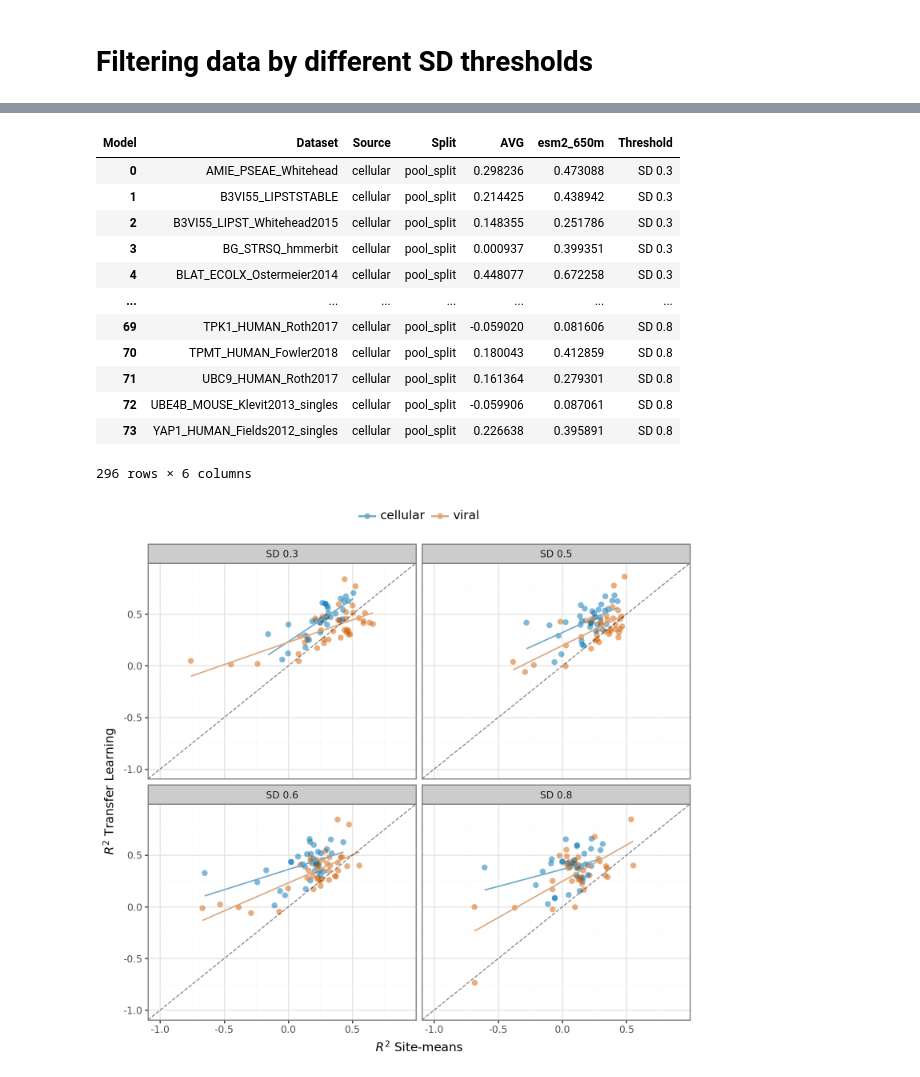
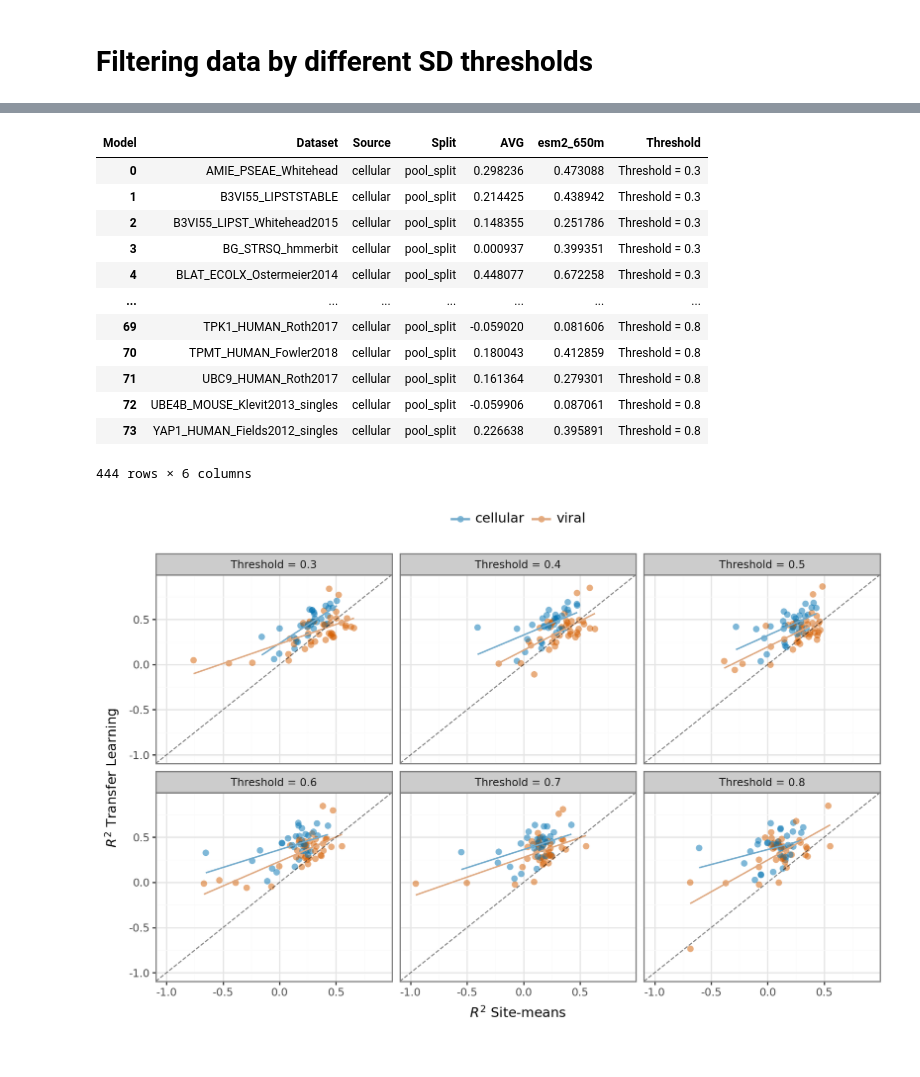
Before and after one commit to ziul-bio/DMS-SiteEffect-PLM, a Jupyter notebook: notebooks/FHVS.ipynb, the cells around one changed output, grey strips where cells are left out. Saved outputs shown, nothing was run; the diff lists cells and outputs as text; code cells hidden in the pictures.

Commit message:
adding threshold facet labels and 0.4 cutoff

```diff
--- a/notebooks/FHVS.ipynb
+++ b/notebooks/FHVS.ipynb
@@ -73,2 +74,11 @@ plot
 # %% [markdown]
 # Filtering data by different SD thresholds
+# %%
+def split_mut_sit(mutation):
+    parts = re.match(r'([A-Za-z])(\d+)(\S)', mutation)
+    if parts:
+        return list(parts.groups())
+    else:
+        return [None, None, None]
+
+split_mut_sit('H2T')
@@ -74,0 +89,24 @@ plot
+# %%
+cutoffs = [0.3, 0.4, 0.5, 0.6, 0.7, 0.8]
+
+for cutoff in cutoffs:
+    outdir = f'threshold_{cutoff}'
+    for source in ['cellular', 'viral']:
+        dir_path = f'../data/{source}/metadata/'
+        for file in os.listdir(dir_path):
+            print(f'Processing file {file}')
+            data = pd.read_csv(f'{dir_path}/{file}')
+            global_std = data['target'].std()
+
+            print(f'Data shape before filtering sites with low SD: {data.shape}')
+            data[['wt', 'site', 'mut']] = data['mutant'].apply(lambda x: pd.Series(split_mut_sit(x)))
+            grouped_data = data.groupby(['site'], as_index=False, observed=True)['target'].std()
+
+            grouped_data['ratio_std'] = grouped_data['target'] / global_std
+            sites = list(grouped_data.query(f'ratio_std > {cutoff}')['site'].values)
+            data = data.query('site in @sites')
+
+            print(f'Data shape after filtering sites with low SD: {data.shape}\n')
+            output = f'../data/{source}/metadata_FHVS/{outdir}/{file}'
+            os.makedirs(os.path.dirname(output), exist_ok=True)
+            data.to_csv(output)
@@ -116,12 +172,12 @@ def load_results(lassoCV_res_dir, AVG_res_dir):
     return res_pivot
 # %%
 res_full = pd.DataFrame()
-SDs = ['SD03', 'SD05', 'SD06', 'SD08']
-rn_dict = {'SD03':"SD 0.3", 'SD05':"SD 0.5", 'SD06':"SD 0.6", 'SD08':"SD 0.8"}
+SDs = ['SD03', 'SD04', 'SD05', 'SD06', 'SD07', 'SD08']
+rn_dict = {'SD03':"Threshold = 0.3", 'SD04':"Threshold = 0.4", 'SD05':"Threshold = 0.5", 'SD06':"Threshold = 0.6", 'SD07':"Threshold = 0.7", 'SD08':"Threshold = 0.8"}
 for sd in SDs:
     res = load_results(
-        f'../experiments/FHVS/thresholds/lassoCV_{sd}_filtered',
-        f'../experiments/FHVS/thresholds/AVG_{sd}_filtered/'
+        f'../experiments/FHVS/thresholds/lassoCV_{sd}',
+        f'../experiments/FHVS/thresholds/AVG_{sd}/'
     )
     res['Threshold'] = rn_dict[sd]
 
@@ -130,43 +186,43 @@ for sd in SDs:
 res_full
 # %% [output]
 | Model | Dataset | Source | Split | AVG | esm2_650m | Threshold |
-| 0 | AMIE_PSEAE_Whitehead | cellular | pool_split | 0.298236 | 0.473088 | SD 0.3 |
-| 1 | B3VI55_LIPSTSTABLE | cellular | pool_split | 0.214425 | 0.438942 | SD 0.3 |
-| 2 | B3VI55_LIPST_Whitehead2015 | cellular | pool_split | 0.148355 | 0.251786 | SD 0.3 |
-| 3 | BG_STRSQ_hmmerbit | cellular | pool_split | 0.000937 | 0.399351 | SD 0.3 |
-| 4 | BLAT_ECOLX_Ostermeier2014 | cellular | pool_split | 0.448077 | 0.672258 | SD 0.3 |
+| 0 | AMIE_PSEAE_Whitehead | cellular | pool_split | 0.298236 | 0.473088 | Threshold = 0.3 |
+| 1 | B3VI55_LIPSTSTABLE | cellular | pool_split | 0.214425 | 0.438942 | Threshold = 0.3 |
+| 2 | B3VI55_LIPST_Whitehead2015 | cellular | pool_split | 0.148355 | 0.251786 | Threshold = 0.3 |
+| 3 | BG_STRSQ_hmmerbit | cellular | pool_split | 0.000937 | 0.399351 | Threshold = 0.3 |
+| 4 | BLAT_ECOLX_Ostermeier2014 | cellular | pool_split | 0.448077 | 0.672258 | Threshold = 0.3 |
 | ... | ... | ... | ... | ... | ... | ... |
-| 69 | TPK1_HUMAN_Roth2017 | cellular | pool_split | -0.059020 | 0.081606 | SD 0.8 |
-| 70 | TPMT_HUMAN_Fowler2018 | cellular | pool_split | 0.180043 | 0.412859 | SD 0.8 |
-| 71 | UBC9_HUMAN_Roth2017 | cellular | pool_split | 0.161364 | 0.279301 | SD 0.8 |
-| 72 | UBE4B_MOUSE_Klevit2013_singles | cellular | pool_split | -0.059906 | 0.087061 | SD 0.8 |
-| 73 | YAP1_HUMAN_Fields2012_singles | cellular | pool_split | 0.226638 | 0.395891 | SD 0.8 |
+| 69 | TPK1_HUMAN_Roth2017 | cellular | pool_split | -0.059020 | 0.081606 | Threshold = 0.8 |
+| 70 | TPMT_HUMAN_Fowler2018 | cellular | pool_split | 0.180043 | 0.412859 | Threshold = 0.8 |
+| 71 | UBC9_HUMAN_Roth2017 | cellular | pool_split | 0.161364 | 0.279301 | Threshold = 0.8 |
+| 72 | UBE4B_MOUSE_Klevit2013_singles | cellular | pool_split | -0.059906 | 0.087061 | Threshold = 0.8 |
+| 73 | YAP1_HUMAN_Fields2012_singles | cellular | pool_split | 0.226638 | 0.395891 | Threshold = 0.8 |
-296 rows × 6 columns
+444 rows × 6 columns
 # %%
 plot = (
         pln.ggplot(res_full, pln.aes(y='esm2_650m', x='AVG', fill='Source'))
         + pln.scale_fill_manual(values={"viral": "#D55E00", "cellular": "#0072B2"})
         + pln.geom_point(size=3, alpha=0.5, stroke=0)
         + pln.geom_smooth(method='lm', se=False, alpha=1, size=0.7, mapping=pln.aes(color='Source'))
         + pln.scale_color_manual(values={"viral": "#DEA880", "cellular": "#72AACB"})
         + pln.theme_bw(11)
         + pln.geom_abline(intercept=0, alpha=0.5, linetype='dashed')
         + pln.facet_wrap('~Threshold')
         + pln.theme(
-            figure_size=(7.5,7),
+            figure_size=(9,6),
             legend_position='top',
             legend_text=pln.element_text(size=11),
             legend_title=pln.element_blank(),
         )
         + pln.ylim(-1, 0.9)
         + pln.xlim(-1, 0.9)
         + pln.labs(
             y="$R^2$ Transfer Learning",
             x="$R^2$ Site-means",
         )
         )
 
-#plot.save(filename='../experiments/FHVS/FHVS_thresholds_filters.png', dpi=600)
+plot.save(filename='../experiments/FHVS/FHVS_thresholds_filters.png', dpi=600)
 plot
 # %% [output]
-[figure, old version]
+[figure, new version]
```
Also changed, not shown: parts of 6 cells of this notebook.
